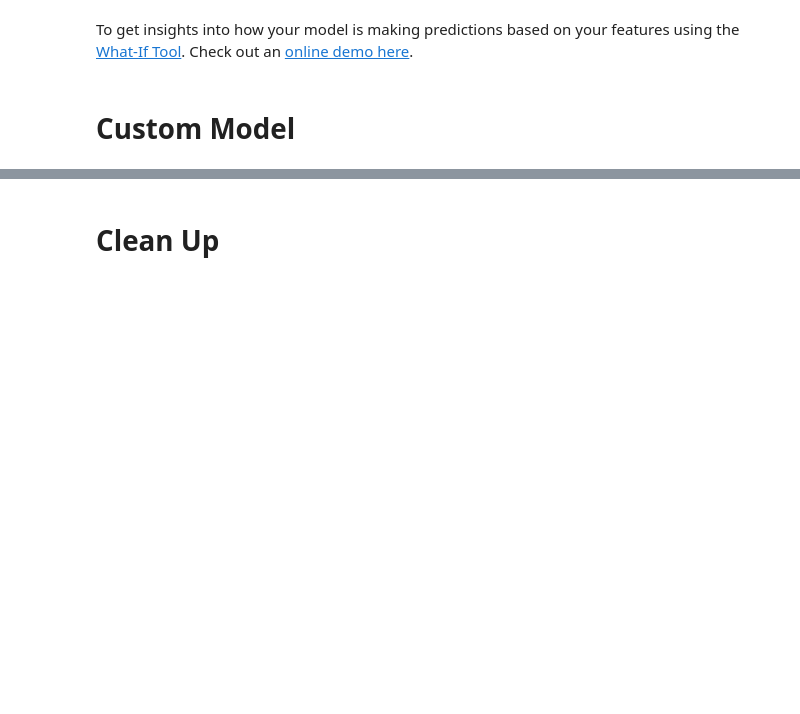
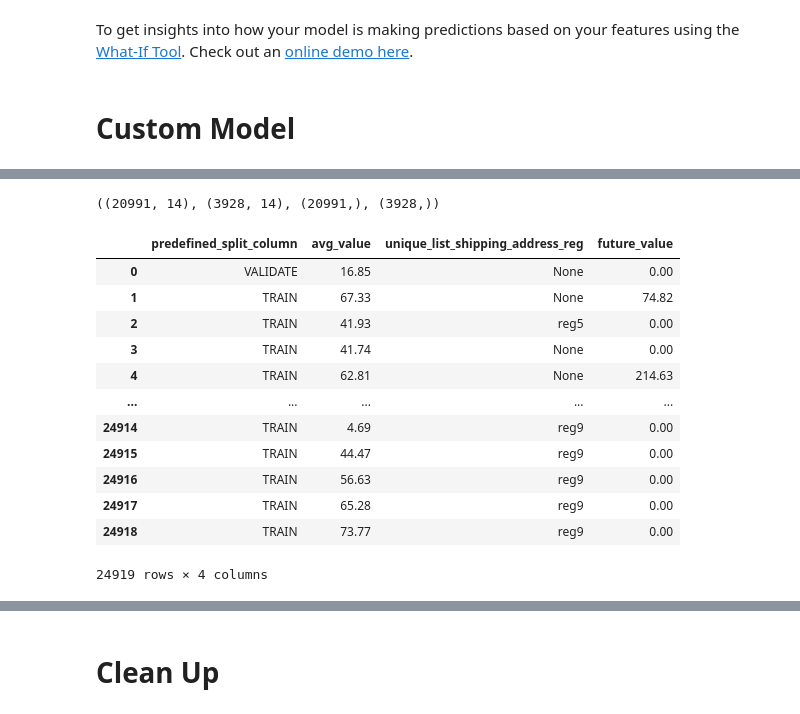
Before and after one commit to PeDiot/crystalvalue, a Jupyter notebook: notebook.ipynb, the cells around one changed output, grey strips where cells are left out. Cells and saved outputs as stored; diff of their text form; code cells hidden in the pictures; blank space fills up the shorter version.

```diff
--- a/notebook.ipynb
+++ b/notebook.ipynb
@@ -527 +571,21 @@ X_train, X_val, y_train, y_val = train_loader.load_training_data()
+# %%
+X_train.shape, X_val.shape, y_train.shape, y_val.shape
+# %% [output]
+((20991, 14), (3928, 14), (20991,), (3928,))
+# %%
+loader.training_data
+# %% [output]
+|  | predefined_split_column | avg_value | unique_list_shipping_address_reg | future_value |
+| 0 | VALIDATE | 16.85 | None | 0.00 |
+| 1 | TRAIN | 67.33 | None | 74.82 |
+| 2 | TRAIN | 41.93 | reg5 | 0.00 |
+| 3 | TRAIN | 41.74 | None | 0.00 |
+| 4 | TRAIN | 62.81 | None | 214.63 |
+| ... | ... | ... | ... | ... |
+| 24914 | TRAIN | 4.69 | reg9 | 0.00 |
+| 24915 | TRAIN | 44.47 | reg9 | 0.00 |
+| 24916 | TRAIN | 56.63 | reg9 | 0.00 |
+| 24917 | TRAIN | 65.28 | reg9 | 0.00 |
+| 24918 | TRAIN | 73.77 | reg9 | 0.00 |
+24919 rows × 4 columns
 # %%
```
Also changed, not shown: parts of 43 cells of this notebook.
